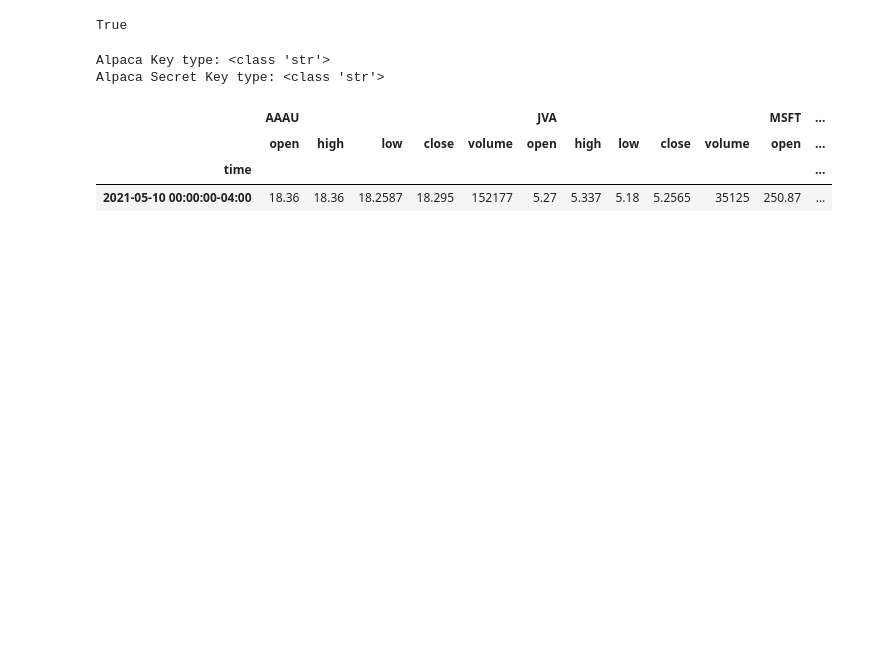
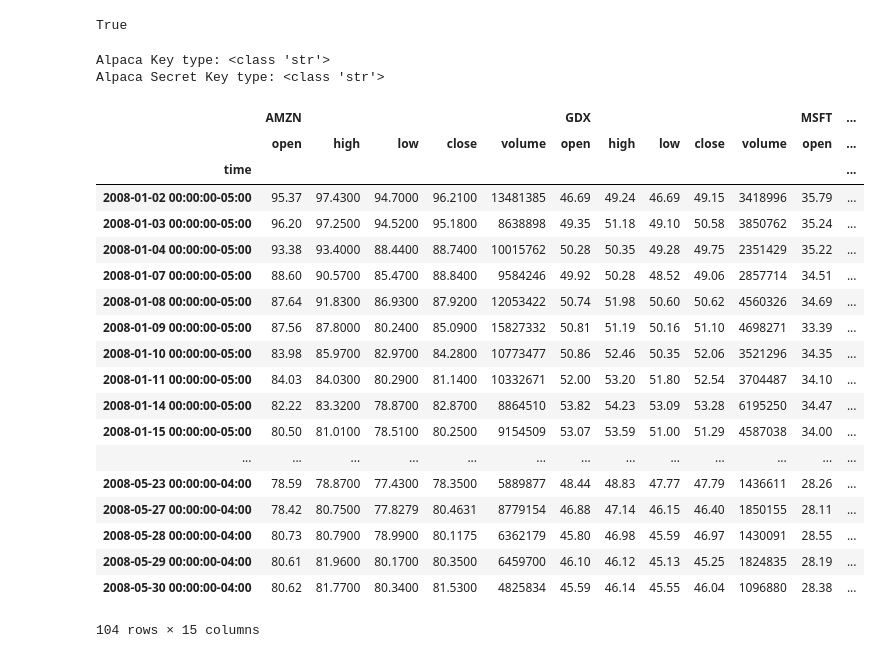
Before and after one commit to HeimmerTime/Project_1, a Jupyter notebook: eric_data.ipynb, the cells around one changed output. Saved outputs shown, nothing was run; the diff lists cells and outputs as text; code cells hidden in the pictures; blank space fills up the shorter version.

```diff
--- a/eric_data.ipynb
+++ b/eric_data.ipynb
@@ -43,16 +32,43 @@ timeframe = "1D"
-# %%
-# Get current closing prices for FB and TWTR
-df_portfolio = alpaca.get_barset(
-    tickers,
-    timeframe,
-    start = today,
-    end = today
-).df
-
-# Display sample data
-df_portfolio
-# %% [output]
-|  | AAAU |  |  |  |  | JVA |  |  |  |  | MSFT | ... |
-|  | open | high | low | close | volume | open | high | low | close | volume | open | ... |
-| time |  |  |  |  |  |  |  |  |  |  |  | ... |
-| 2021-05-10 00:00:00-04:00 | 18.36 | 18.36 | 18.2587 | 18.295 | 152177 | 5.27 | 5.337 | 5.18 | 5.2565 | 35125 | 250.87 | ... |
+# %%
+# Set the tickers
+tickers1 = ["GDX", "AMZN", "MSFT"]
+
+# Set timeframe to one day ('1D') for the Alpaca API
+timeframe1 = "1D"
+
+# Format start and end dates as ISO format for one year period
+start_date1 = pd.Timestamp("2007-01-01", tz="America/New_York").isoformat()
+end_date1 = pd.Timestamp("2008-05-31", tz="America/New_York").isoformat()
+
+# Get closing prices for FB and TWTR from the last year
+df_portfolio_year1 = alpaca.get_barset(
+    tickers1,
+    timeframe1,
+    start = start_date1,
+    end = end_date1,
+    limit = 1000
+).df
+
+# Display sample data
+df_portfolio_year1
+# %% [output]
+|  | AMZN |  |  |  |  | GDX |  |  |  |  | MSFT | ... |
+|  | open | high | low | close | volume | open | high | low | close | volume | open | ... |
+| time |  |  |  |  |  |  |  |  |  |  |  | ... |
+| 2008-01-02 00:00:00-05:00 | 95.37 | 97.4300 | 94.7000 | 96.2100 | 13481385 | 46.69 | 49.24 | 46.69 | 49.15 | 3418996 | 35.79 | ... |
+| 2008-01-03 00:00:00-05:00 | 96.20 | 97.2500 | 94.5200 | 95.1800 | 8638898 | 49.35 | 51.18 | 49.10 | 50.58 | 3850762 | 35.24 | ... |
+| 2008-01-04 00:00:00-05:00 | 93.38 | 93.4000 | 88.4400 | 88.7400 | 10015762 | 50.28 | 50.35 | 49.28 | 49.75 | 2351429 | 35.22 | ... |
+| 2008-01-07 00:00:00-05:00 | 88.60 | 90.5700 | 85.4700 | 88.8400 | 9584246 | 49.92 | 50.28 | 48.52 | 49.06 | 2857714 | 34.51 | ... |
+| 2008-01-08 00:00:00-05:00 | 87.64 | 91.8300 | 86.9300 | 87.9200 | 12053422 | 50.74 | 51.98 | 50.60 | 50.62 | 4560326 | 34.69 | ... |
+| 2008-01-09 00:00:00-05:00 | 87.56 | 87.8000 | 80.2400 | 85.0900 | 15827332 | 50.81 | 51.19 | 50.16 | 51.10 | 4698271 | 33.39 | ... |
+| 2008-01-10 00:00:00-05:00 | 83.98 | 85.9700 | 82.9700 | 84.2800 | 10773477 | 50.86 | 52.46 | 50.35 | 52.06 | 3521296 | 34.35 | ... |
+| 2008-01-11 00:00:00-05:00 | 84.03 | 84.0300 | 80.2900 | 81.1400 | 10332671 | 52.00 | 53.20 | 51.80 | 52.54 | 3704487 | 34.10 | ... |
+| 2008-01-14 00:00:00-05:00 | 82.22 | 83.3200 | 78.8700 | 82.8700 | 8864510 | 53.82 | 54.23 | 53.09 | 53.28 | 6195250 | 34.47 | ... |
+| 2008-01-15 00:00:00-05:00 | 80.50 | 81.0100 | 78.5100 | 80.2500 | 9154509 | 53.07 | 53.59 | 51.00 | 51.29 | 4587038 | 34.00 | ... |
+| ... | ... | ... | ... | ... | ... | ... | ... | ... | ... | ... | ... | ... |
+| 2008-05-23 00:00:00-04:00 | 78.59 | 78.8700 | 77.4300 | 78.3500 | 5889877 | 48.44 | 48.83 | 47.77 | 47.79 | 1436611 | 28.26 | ... |
+| 2008-05-27 00:00:00-04:00 | 78.42 | 80.7500 | 77.8279 | 80.4631 | 8779154 | 46.88 | 47.14 | 46.15 | 46.40 | 1850155 | 28.11 | ... |
+| 2008-05-28 00:00:00-04:00 | 80.73 | 80.7900 | 78.9900 | 80.1175 | 6362179 | 45.80 | 46.98 | 45.59 | 46.97 | 1430091 | 28.55 | ... |
+| 2008-05-29 00:00:00-04:00 | 80.61 | 81.9600 | 80.1700 | 80.3500 | 6459700 | 46.10 | 46.12 | 45.13 | 45.25 | 1824835 | 28.19 | ... |
+| 2008-05-30 00:00:00-04:00 | 80.62 | 81.7700 | 80.3400 | 81.5300 | 4825834 | 45.59 | 46.14 | 45.55 | 46.04 | 1096880 | 28.38 | ... |
+104 rows × 15 columns
```
Also changed, not shown: parts of 17 cells of this notebook, 2 other files.
